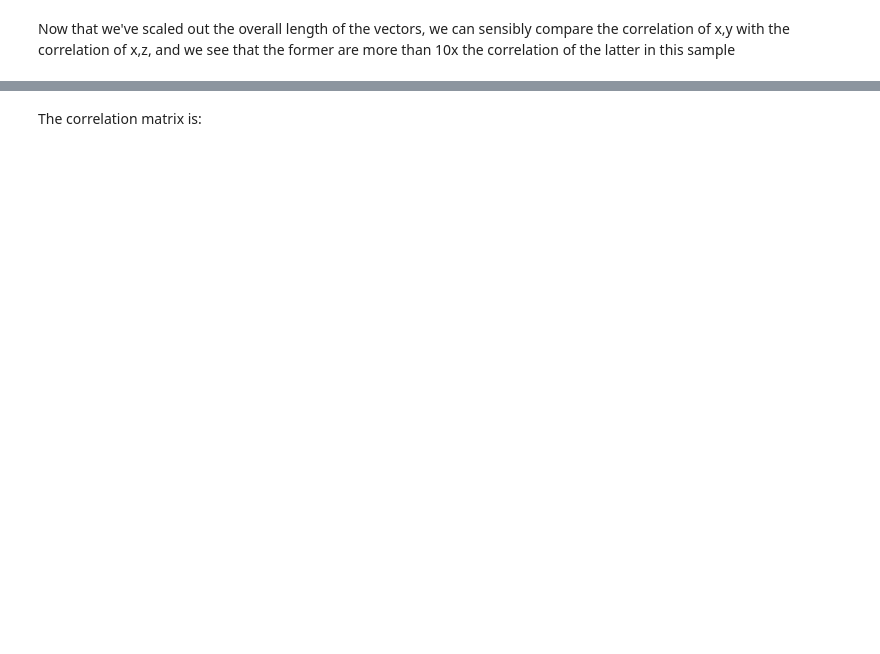
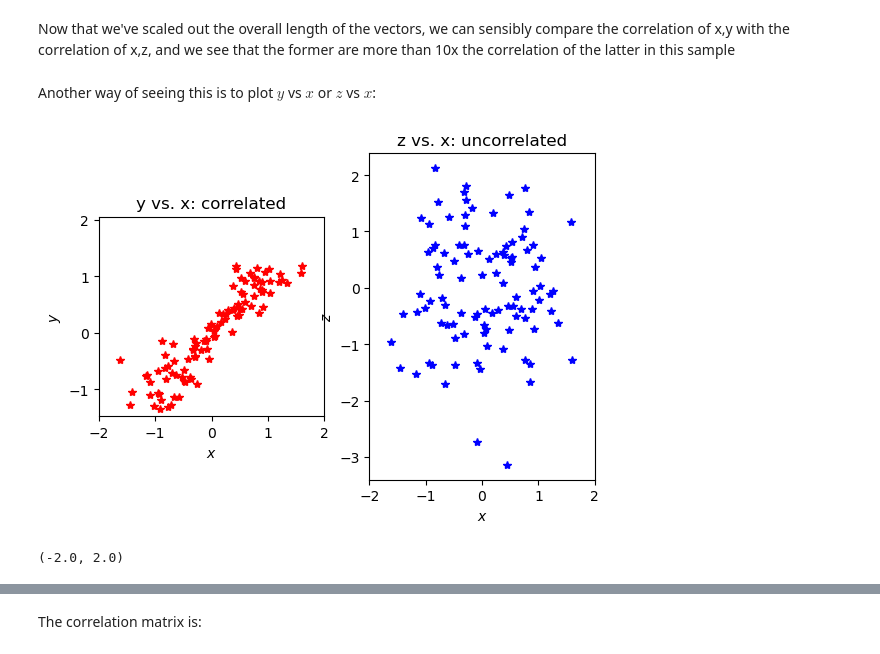
Before and after one commit to mitmath/1806, a Jupyter notebook: notes/Statistics-and-PCA.ipynb, the cells around one changed output, grey strips where cells are left out. Saved outputs shown, nothing was run; the diff lists cells and outputs as text; code cells hidden in the pictures; blank space fills up the shorter version.

```diff
--- a/notes/Statistics-and-PCA.ipynb
+++ b/notes/Statistics-and-PCA.ipynb
@@ -154,2 +155,23 @@ abs(cor(x,y)/cor(x,z))
 # %% [markdown]
 Now that we've scaled out the overall length of the vectors, we can sensibly compare the correlation of x,y with the correlation of x,z, and we see that the former are more than 10x the correlation of the latter in this sample
+# %% [markdown]
+Another way of seeing this is to plot $y$ vs $x$ or $z$ vs $x$:
+# %%
+subplot(1,2,1)
+plot(x, y, "r*")
+axis("square")
+title("y vs. x: correlated")
+xlabel(L"x")
+ylabel(L"y")
+xlim(-2, 2)
+
+subplot(1,2,2)
+plot(x, z, "b*")
+axis("square")
+title("z vs. x: uncorrelated")
+xlabel(L"x")
+ylabel(L"z")
+xlim(-2, 2)
+# %% [output]
+[figure, added]
+(-2.0, 2.0)
```
Also changed, not shown: parts of 43 cells of this notebook.
